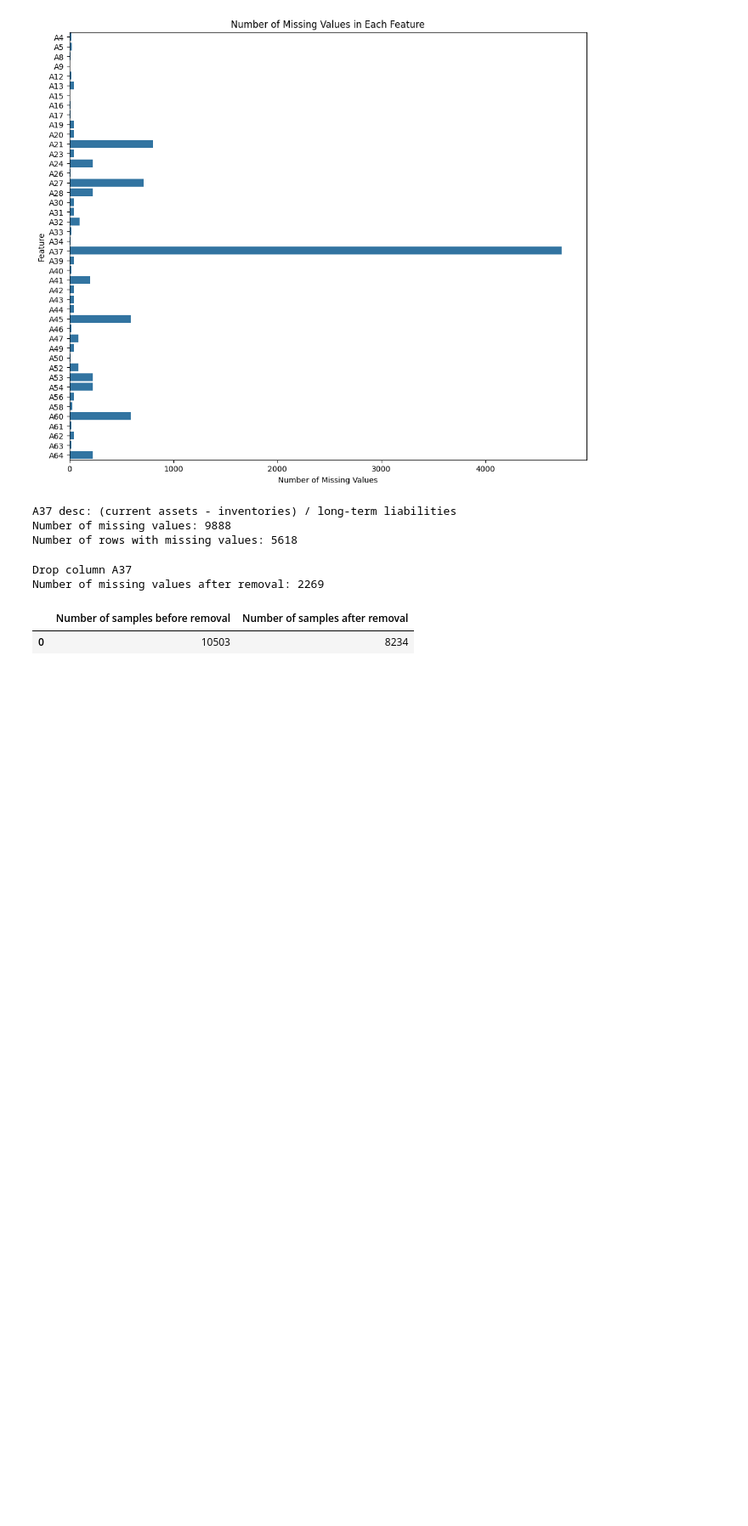
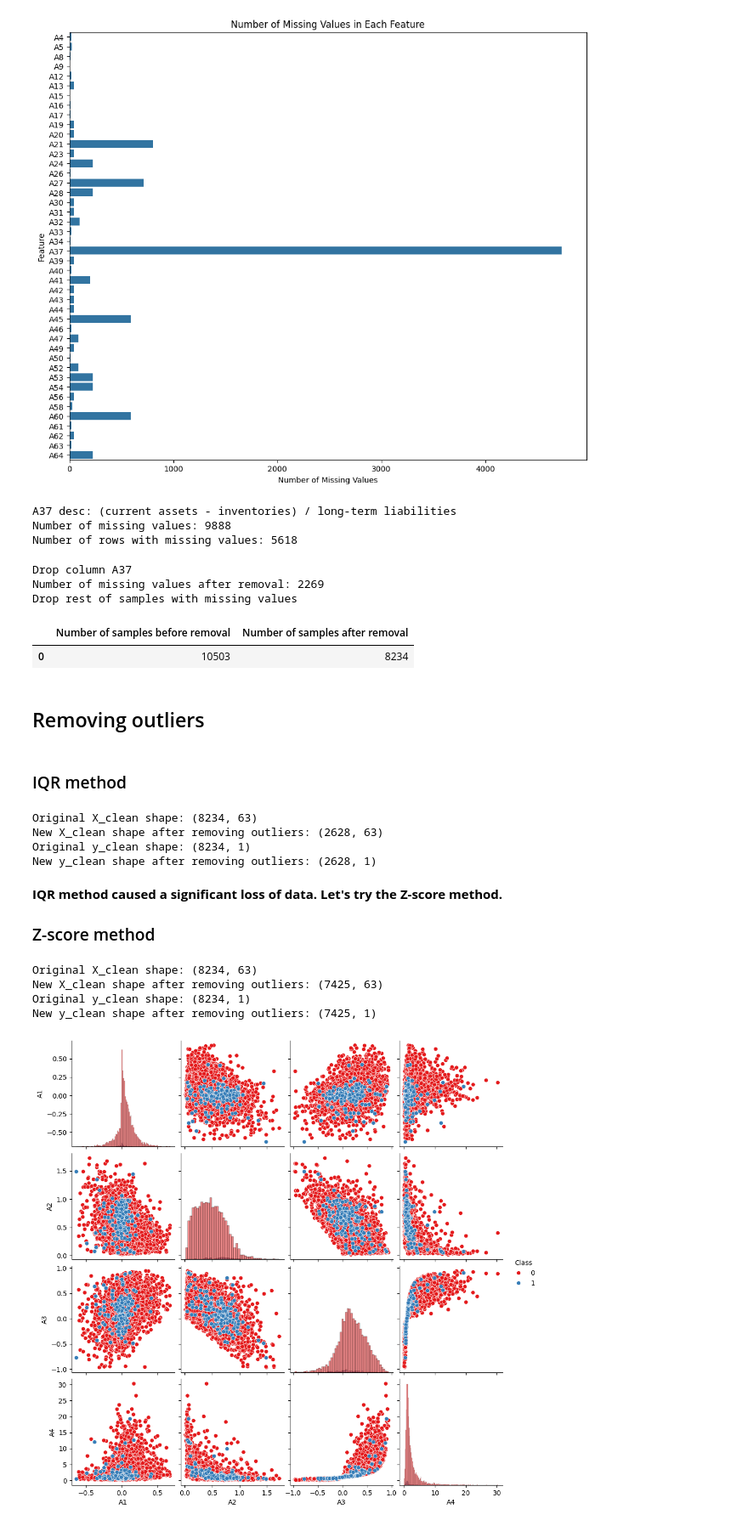
Before and after one commit to piotrdurniat/ml-l1-pcb, a Jupyter notebook: uczenie-maszynowe-lab-1.ipynb, the cells around one changed output. Shown at 85% size. Saved outputs shown, nothing was run; the diff lists cells and outputs as text; code cells hidden in the pictures; blank space fills up the shorter version.

Commit message:
Detecting and removing outliers

```diff
--- a/uczenie-maszynowe-lab-1.ipynb
+++ b/uczenie-maszynowe-lab-1.ipynb
@@ -381,6 +383,7 @@ print(
 )
 
 # drop rest of samples with missing values
+print("Drop rest of samples with missing values")
 X_clean = X_clean.dropna()
 y_clean = y.loc[X_clean.index]
 
@@ -394,5 +397,83 @@ display(sample_count)
 # %% [output]
 Drop column A37
 Number of missing values after removal: 2269
+Drop rest of samples with missing values
 |  | Number of samples before removal | Number of samples after removal |
 | 0 | 10503 | 8234 |
+# %% [markdown]
+## Removing outliers
+# %% [markdown]
+### IQR method
+# %%
+def remove_outliers(
+    X: pd.DataFrame, y: pd.DataFrame
+) -> tuple[pd.DataFrame, pd.DataFrame]:
+    """
+    Remove outliers from the dataset using the IQR method.
+    """
+    q1 = X.quantile(0.25)
+    q2 = X.quantile(0.75)
+    iqr = q2 - q1
+
+    iqr_m = 3
+    lower_bound = q1 - iqr_m * iqr
+    upper_bound = q2 + iqr_m * iqr
+
+    outlier_indices = X[((X < lower_bound) | (X > upper_bound)).any(axis=1)].index
+
+    X_clean = X.drop(outlier_indices)
+    y_clean = y.drop(outlier_indices)
+
+    return X_clean, y_clean
+
+
+X_clean_no_outliers, y_clean_no_outliers = remove_outliers(X_clean, y_clean)
+
+print(f"Original X_clean shape: {X_clean.shape}")
+print(f"New X_clean shape after removing outliers: {X_clean_no_outliers.shape}")
+print(f"Original y_clean shape: {y_clean.shape}")
+print(f"New y_clean shape after removing outliers: {y_clean_no_outliers.shape}")
+# %% [output]
+Original X_clean shape: (8234, 63)
+New X_clean shape after removing outliers: (2628, 63)
+Original y_clean shape: (8234, 1)
+New y_clean shape after removing outliers: (2628, 1)
+# %% [markdown]
+**IQR method caused a significant loss of data. Let's try the Z-score method.**
+
+### Z-score method
+# %%
+from scipy import stats
+import numpy as np
+
+
+def remove_outliers(
+    X: pd.DataFrame, y: pd.DataFrame
+) -> tuple[pd.DataFrame, pd.DataFrame]:
+    """
+    Remove outliers from the dataset using Z-score method
+    """
+    z_scores = np.abs(stats.zscore(X))
+    threshold = 3
+    outliers = (z_scores > threshold).any(axis=1)
+    X_no_outliers = X[~outliers]
+    y_no_outliers = y.loc[X_no_outliers.index]
+    return X_no_outliers, y_no_outliers
+
+
+X_clean_no_outliers, y_clean_no_outliers = remove_outliers(X_clean, y_clean)
+
+print(f"Original X_clean shape: {X_clean.shape}")
+print(f"New X_clean shape after removing outliers: {X_clean_no_outliers.shape}")
+print(f"Original y_clean shape: {y_clean.shape}")
+print(f"New y_clean shape after removing outliers: {y_clean_no_outliers.shape}")
+# %% [output]
+Original X_clean shape: (8234, 63)
+New X_clean shape after removing outliers: (7425, 63)
+Original y_clean shape: (8234, 1)
+New y_clean shape after removing outliers: (7425, 1)
+# %%
+subset_features = ["A1", "A2", "A3", "A4"]
+draw_pairplot(X_clean_no_outliers[subset_features], y_clean_no_outliers)
+# %% [output]
+[figure, added]
```
Also changed, not shown: parts of 3 cells of this notebook.
